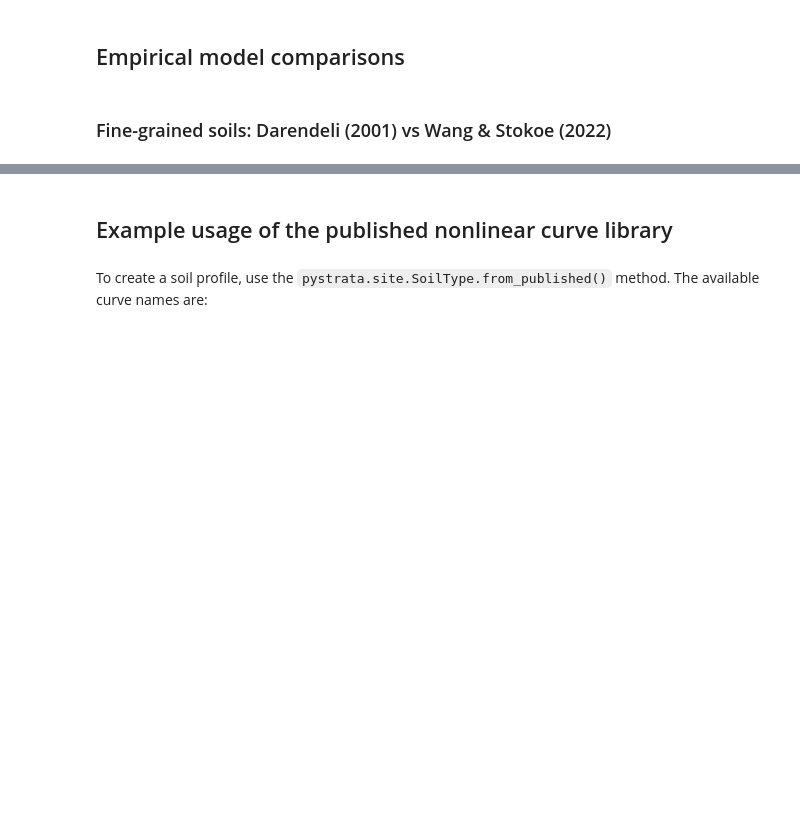
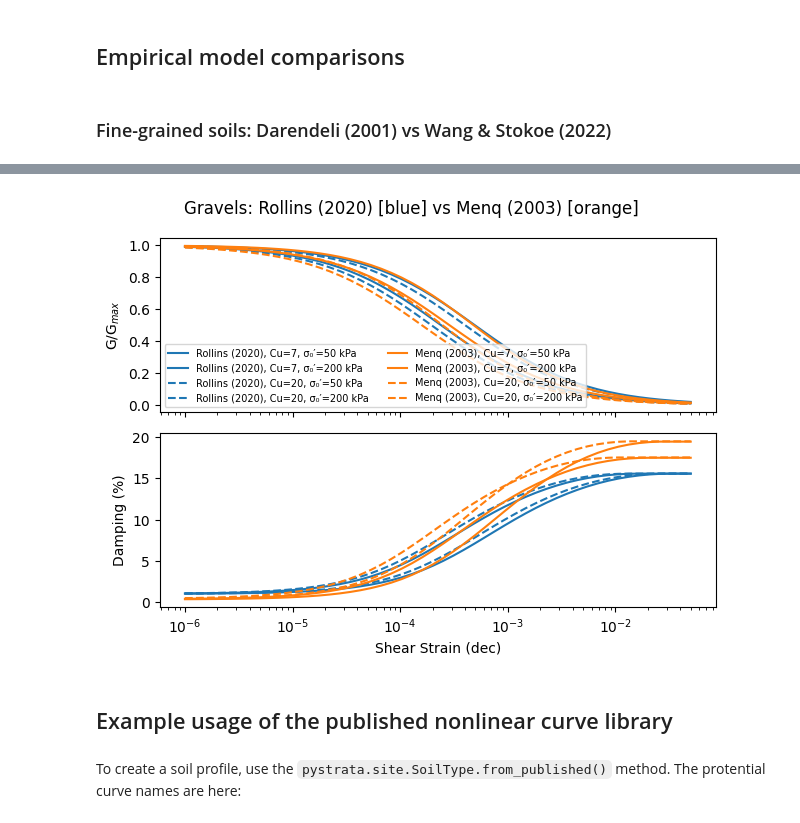
Before and after one commit to arkottke/pystrata, a Jupyter notebook: examples/example-15.ipynb, the cells around one changed output, grey strips where cells are left out. Cells and saved outputs as stored; diff of their text form; code cells hidden in the pictures; blank space fills up the shorter version.

```diff
--- a/examples/example-15.ipynb
+++ b/examples/example-15.ipynb
@@ -167,6 +195,6 @@ Solid lines: Cu = 7; dashed lines: Cu = 20.
 # %%
 cu_vals = [7, 20]
-stress_vals_gravel = [50, 100, 200]
+stress_vals_gravel = [50, 200]
 strains_gravel = np.geomspace(1e-6, 0.05)
 
 rollins_models = [
@@ -188,37 +216,39 @@ menq_models = [
 # %%
 fig, axes = plt.subplots(nrows=2, sharex=True, subplot_kw={"xscale": "log"})
 
 ls_map = {7: "-", 20: "--"}
 for color, model_list, tag in [
     ("C0", rollins_models, "Rollins (2020)"),
     ("C1", menq_models,    "Menq (2003)"),
 ]:
     for (cu, s), m in zip(
         [(cu, s) for cu in cu_vals for s in stress_vals_gravel],
         model_list,
     ):
-        label = f"{tag}, Cu={cu}, s'_0={s} kPa"
+        label = f"{tag}, Cu={cu}, \u03c3\u2080\u2032={s} kPa"
         ls = ls_map[cu]
         for ax, attr in zip(axes, ["mod_reduc", "damping"]):
             scale = 100 if attr == "damping" else 1
             ax.plot(
                 getattr(m, attr).strains,
                 getattr(m, attr).values * scale,
                 color=color,
                 ls=ls,
                 label=label if ax is axes[0] else None,
             )
 
 axes[0].set_ylabel("G/G$_{max}$")
 axes[1].set_ylabel("Damping (%)")
 axes[1].set_xlabel("Shear Strain (dec)")
 axes[0].legend(fontsize=7, ncols=2, loc="lower left")
-fig.suptitle("Gravels: Rollins et al. (2020) [blue] vs Menq (2003) [orange]")
+fig.suptitle("Gravels: Rollins (2020) [blue] vs Menq (2003) [orange]")
 plt.tight_layout()
 plt.show(fig)
+# %% [output]
+[figure, added]
 # %% [markdown]
 ## Example usage of the published nonlinear curve library
 # %% [markdown]
-To create a soil profile, use the `pystrata.site.SoilType.from_published()` method. The available curve names are:
+To create a soil profile, use the `pystrata.site.SoilType.from_published()` method. The protential curve names are here:
 # %%
 print("\n".join(pystrata.site.PUBLISHED_CURVES.keys()))
```
Also changed, not shown: parts of 16 cells of this notebook.
